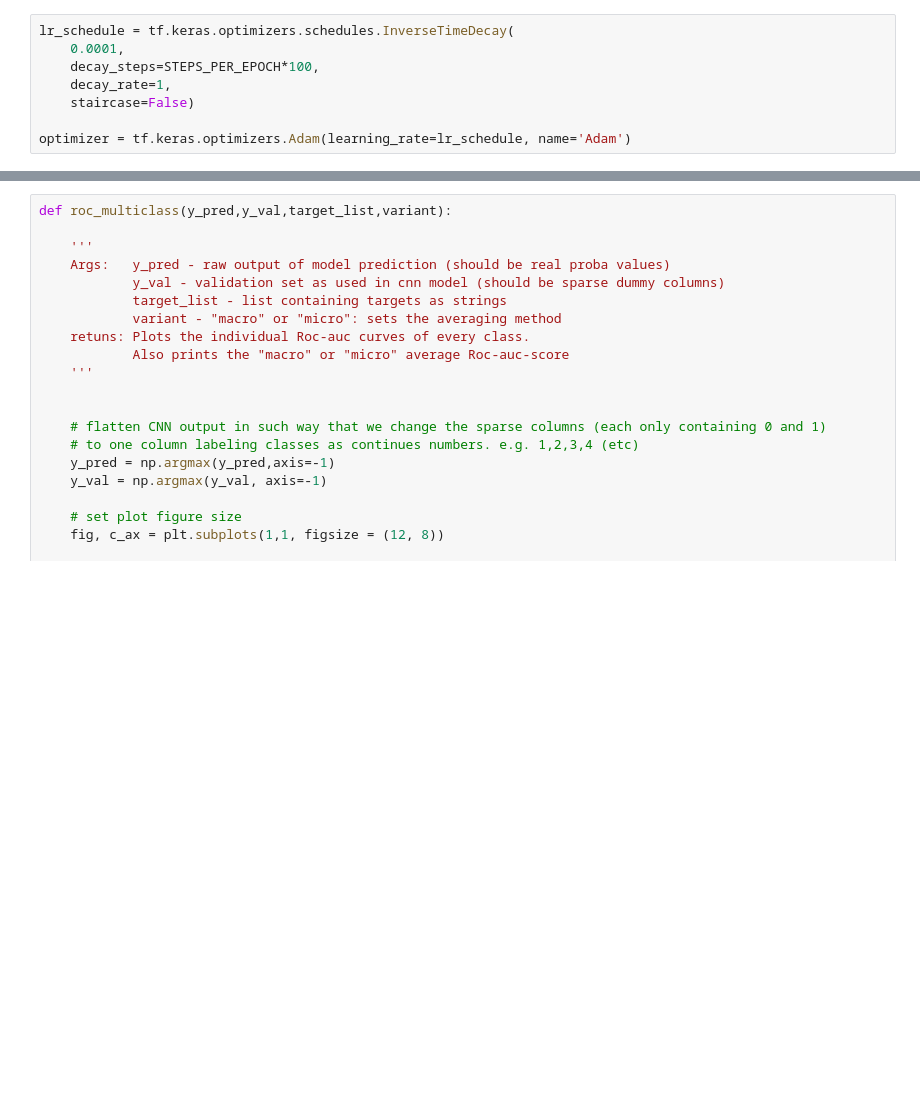
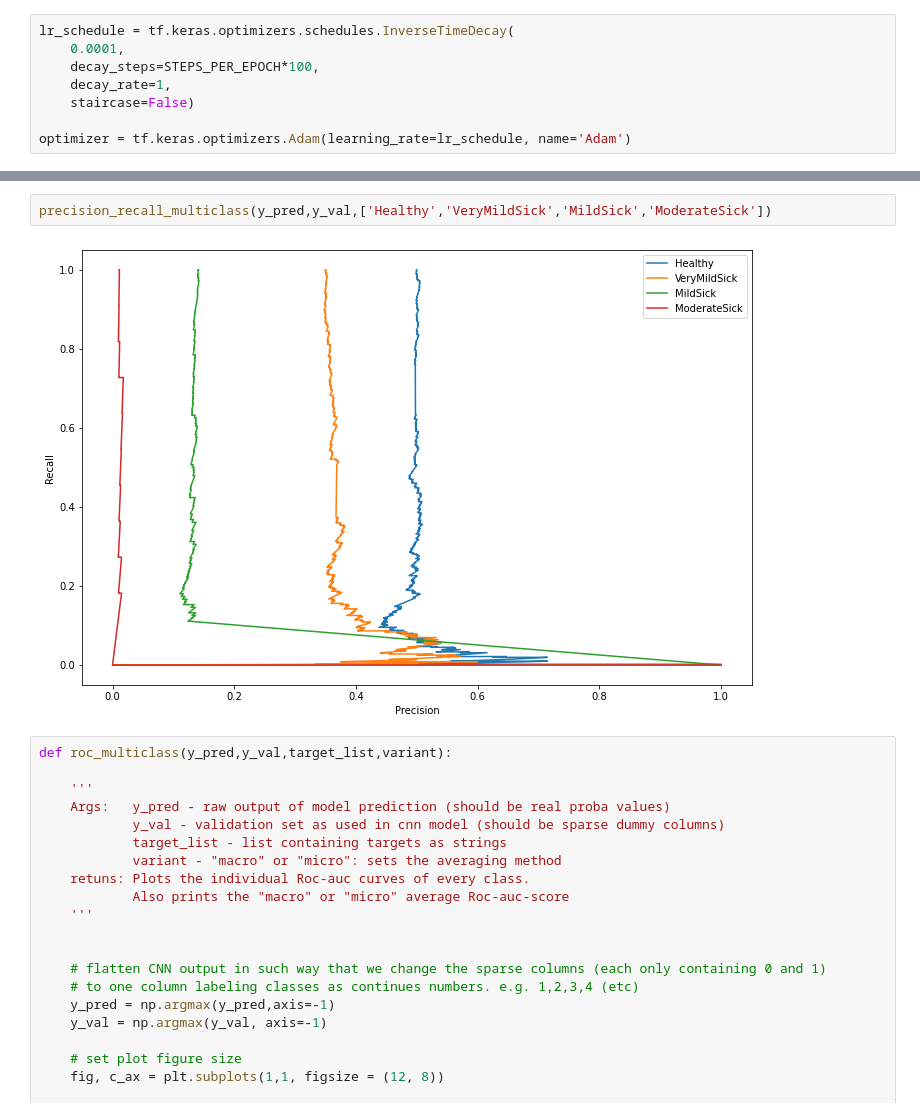
Before and after one commit to robert-kloepsch/alzheimer-classification, a Jupyter notebook: python/model_cnn_005_set2_multi.ipynb, the cells around one changed output, grey strips where cells are left out. Drawn from its saved outputs; the diff is of its cells as text; blank space fills up the shorter version.

```diff
--- a/python/model_cnn_005_set2_multi.ipynb
+++ b/python/model_cnn_005_set2_multi.ipynb
@@ -187,3 +162,7 @@ MACRO ROC AUC SCORE: 0.8471416405839487
+# %%
+precision_recall_multiclass(y_pred,y_val,['Healthy','VeryMildSick','MildSick','ModerateSick'])
+# %% [output]
+[figure, added]
 # %%
 def roc_multiclass(y_pred,y_val,target_list,variant):
 
```
Also changed, not shown: parts of 19 cells of this notebook.
